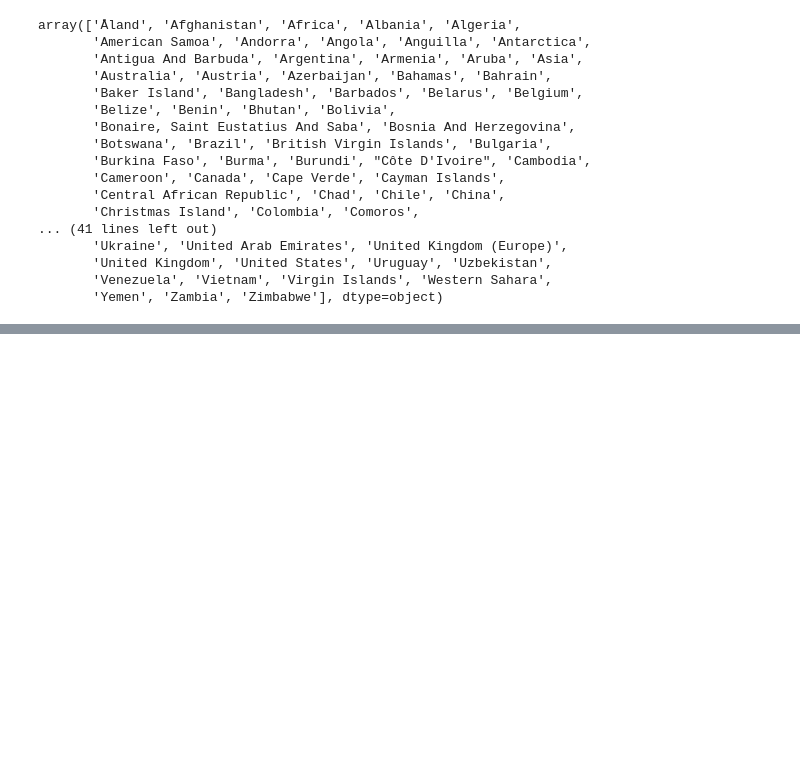
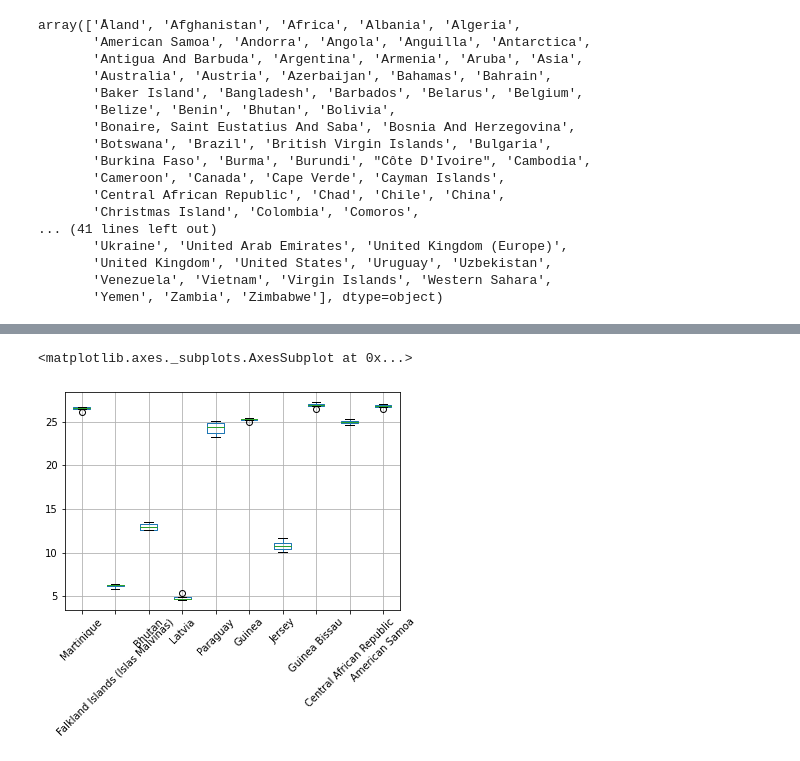
Before and after one commit to FernandoCallasaca/data_science_projects, a Jupyter notebook: pandas_routine.ipynb, the cells around one changed output, grey strips where cells are left out. Cells and saved outputs as stored; diff of their text form; code cells hidden in the pictures; blank space fills up the shorter version.

```diff
--- a/pandas_routine.ipynb
+++ b/pandas_routine.ipynb
@@ -93,0 +332,8 @@ array(['Åland', 'Afghanistan', 'Africa', 'Albania', 'Algeria',
+# %%
+# sacamos 10 países y luego los 4 primeros años a partir de 1970
+# hacemos el gráfico
+# para los nombres hacemos una rotación de 45°
+df_t_pivot.T.sample(10).T.head(4).boxplot(rot = 45)
+# %% [output]
+<matplotlib.axes._subplots.AxesSubplot at 0x...>
+[figure, added]
```
Also changed, not shown: parts of 15 cells of this notebook.
